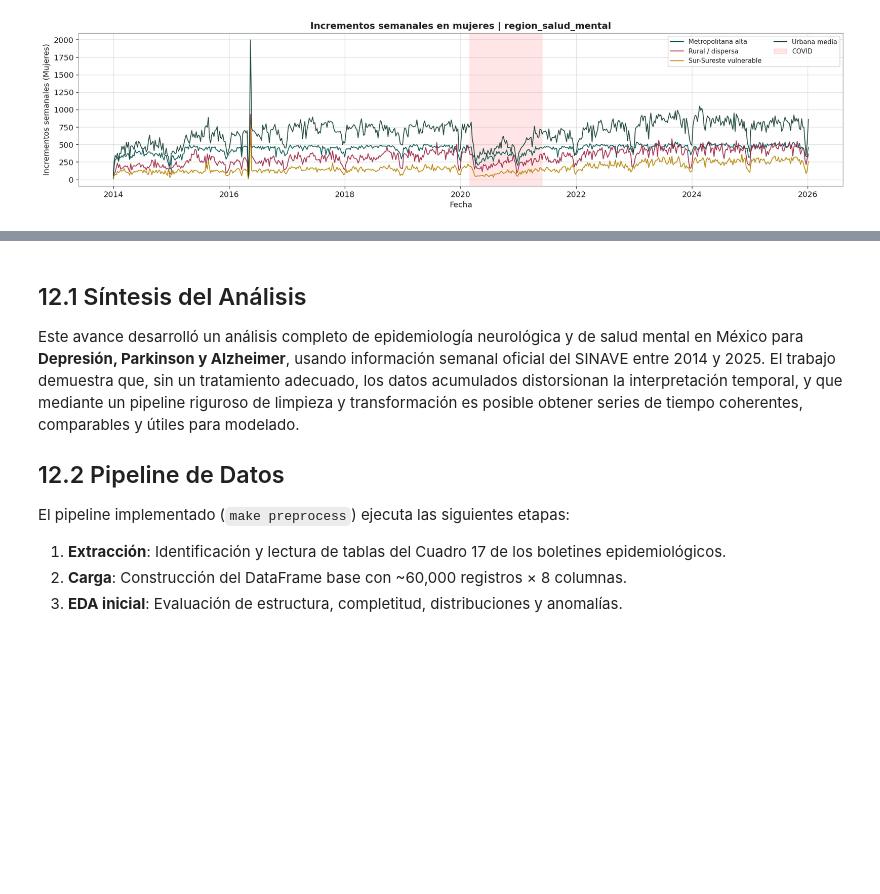
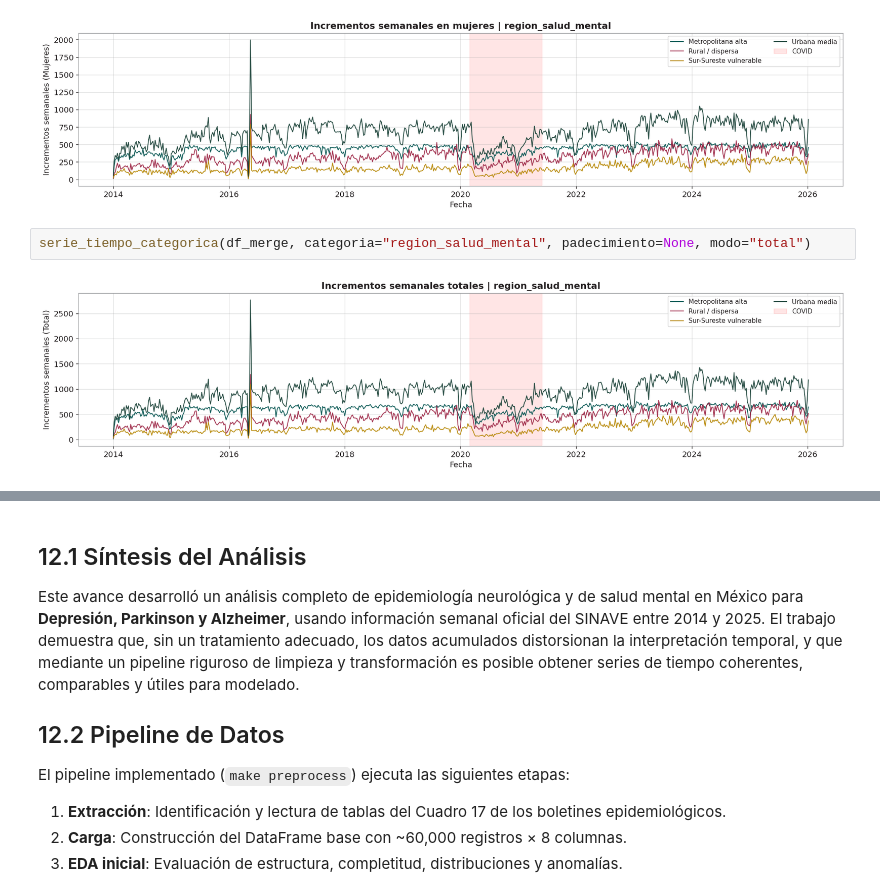
Before and after one commit to EpiForecastMX/EpiForecast-MX, a Jupyter notebook: notebooks/Avance2_Equipo01.ipynb, the cells around one changed output, grey strips where cells are left out. Drawn from its saved outputs; the diff is of its cells as text; blank space fills up the shorter version.

```diff
--- a/notebooks/Avance2_Equipo01.ipynb
+++ b/notebooks/Avance2_Equipo01.ipynb
@@ -1358,3 +1358,7 @@ serie_tiempo_categorica(df_merge, categoria="region_salud_mental", padecimiento=
 # %% [output]
 [figure]
 [figure]
+# %%
+serie_tiempo_categorica(df_merge, categoria="region_salud_mental", padecimiento=None, modo="total")
+# %% [output]
+[figure, added]
```
Also changed, not shown: parts of 1 cell of this notebook.
